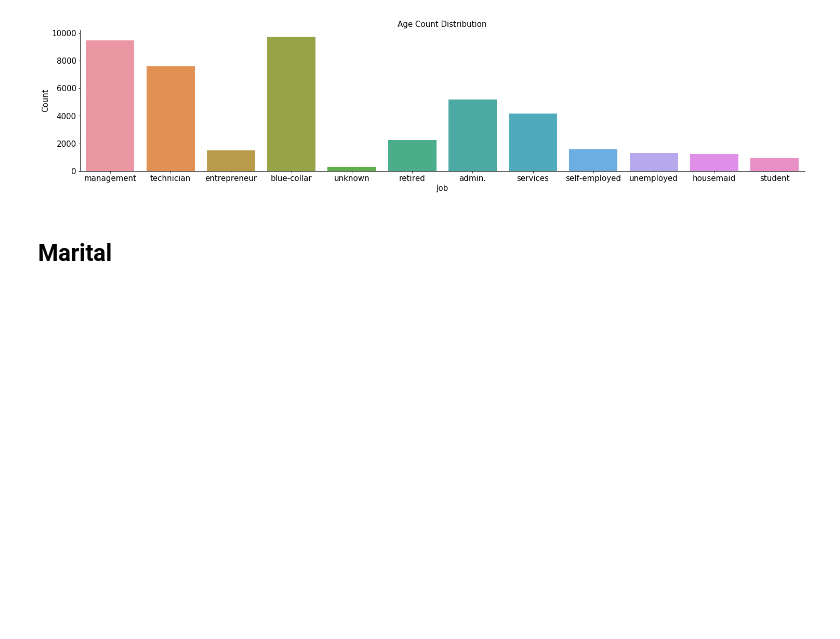
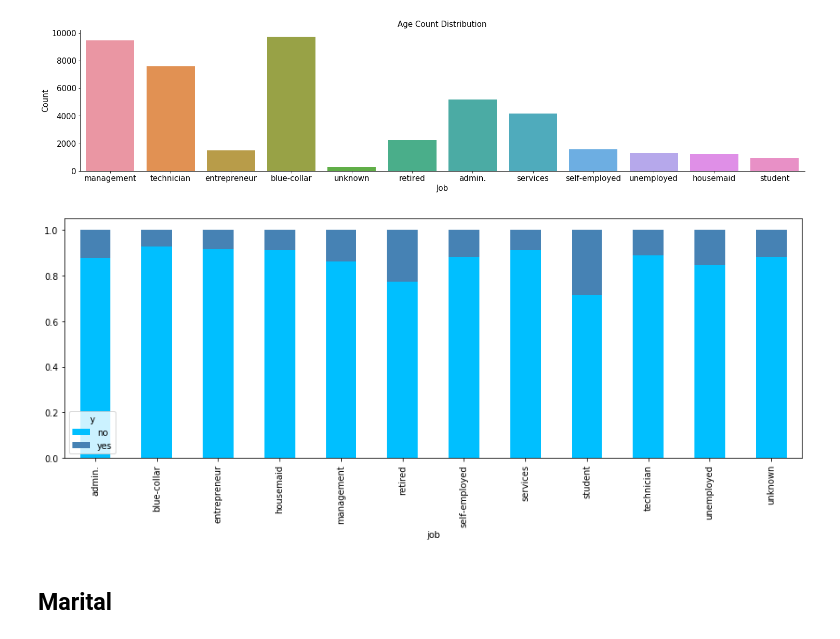
Before and after one commit to jyothirmayeen/springboard_capstone_project_bank_marketing, a Jupyter notebook: Bank_Marketing.ipynb, the cells around one changed output. Cells and saved outputs as stored; diff of their text form; code cells hidden in the pictures; blank space fills up the shorter version.

```diff
--- a/Bank_Marketing.ipynb
+++ b/Bank_Marketing.ipynb
@@ -184,6 +250,12 @@ ax.tick_params(labelsize=15)
 sns.despine()
 # %% [output]
 [figure]
+# %%
+_ = pd.crosstab(data.job, data.y)
+_.div(_.sum(1).astype(float), axis=0).plot(kind='bar', stacked=True, color=['deepskyblue','steelblue'],grid=False, figsize=(15, 5))
+plt.show()
+# %% [output]
+[figure, added]
 # %% [markdown]
 ## Marital
 # %%
```
Also changed, not shown: parts of 49 cells of this notebook.
